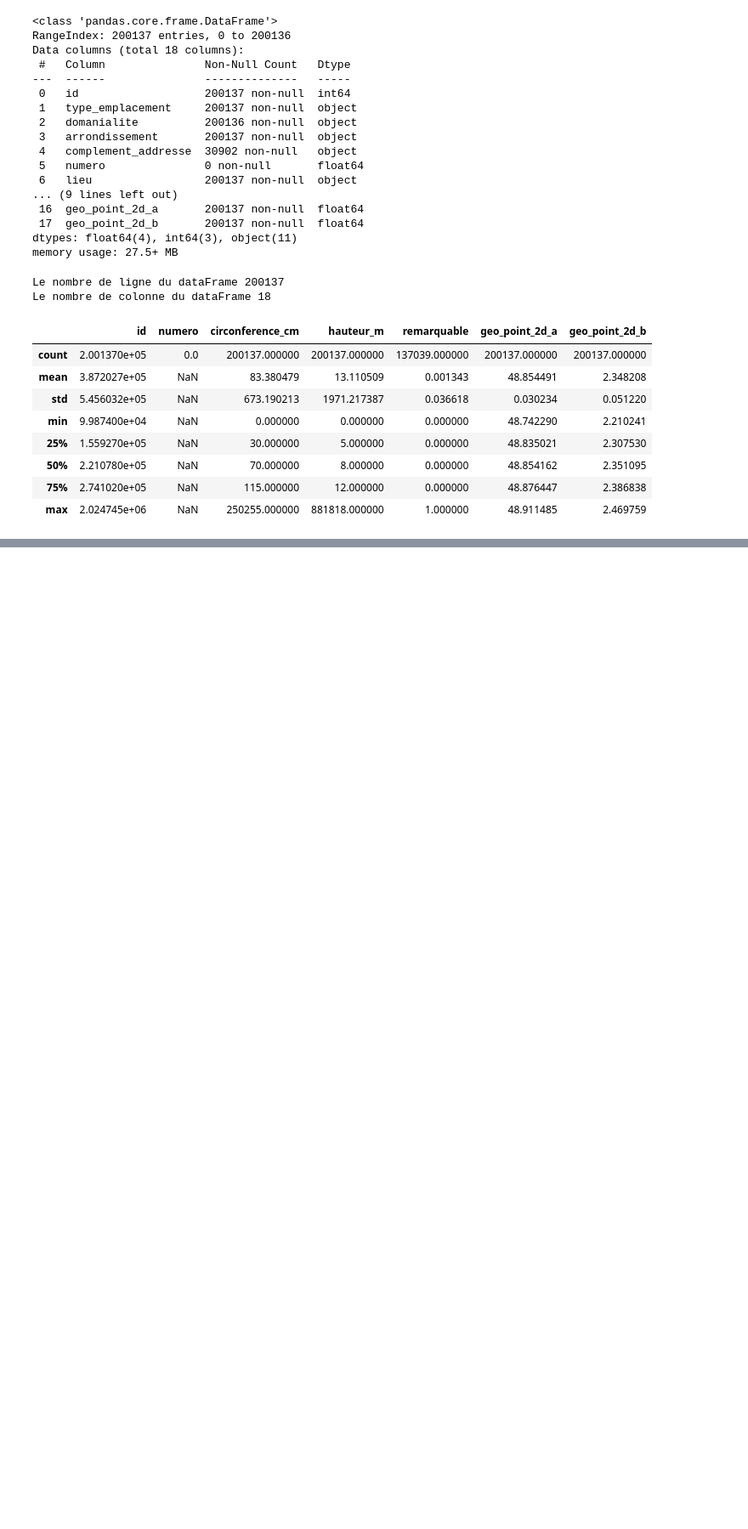
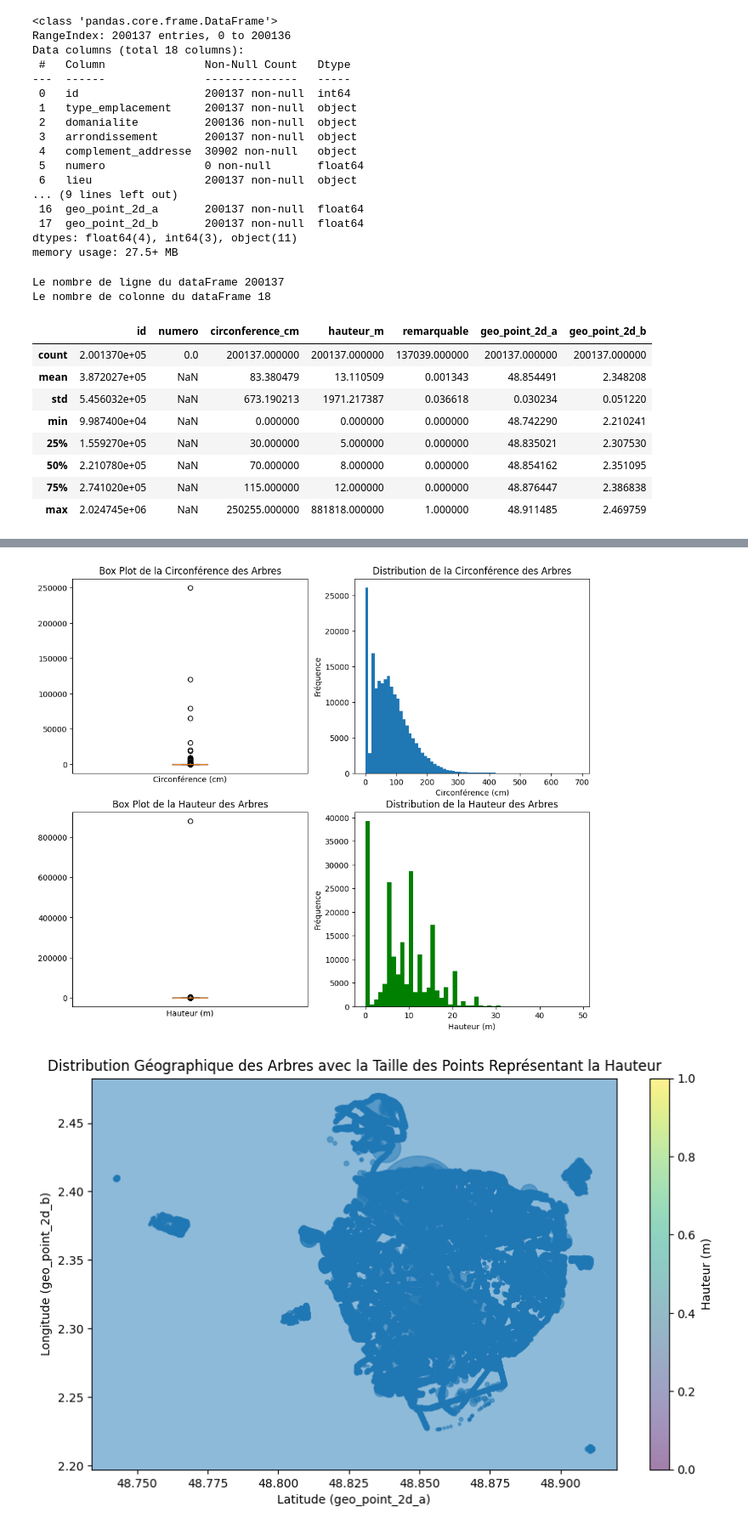
Before and after one commit to Belin27000/P2SmartCity, a Jupyter notebook: P2Tree.ipynb, the cells around one changed output, grey strips where cells are left out. Shown: that part at 85% size. Drawn from its saved outputs; the diff is of its cells as text; code cells hidden in the pictures; blank space fills up the shorter version.

```diff
--- a/P2Tree.ipynb
+++ b/P2Tree.ipynb
@@ -65,0 +117,43 @@ Matplotlib is building the font cache; this may take a moment.
+# %%
+def create_graphics(data):
+    plt.figure(figsize=(12,10))
+
+    # Box plot pour circonference_cm
+    plt.subplot(2,2,1)
+    plt.boxplot(data['circonference_cm'])
+    plt.title('Box Plot de la Circonférence des Arbres')
+    plt.xlabel('Circonférence (cm)')
+    plt.xticks([])
+
+    # Histogramme avec courbe de densité pour circonference_cm
+    plt.subplot(2,2,2)
+    plt.hist(data['circonference_cm'], bins=range(0,700,10))
+    plt.title('Distribution de la Circonférence des Arbres')
+    plt.xlabel('Circonférence (cm)')
+    plt.ylabel('Fréquence')
+
+    # Box plot pour la hauteur_m
+    plt.subplot(2,2,3)
+    plt.boxplot(data['hauteur_m'])
+    plt.title('Box Plot de la Hauteur des Arbres')
+    plt.xlabel('Hauteur (m)')
+    plt.xticks([])
+
+    # Histogramme avec courbe de densité pour hauteur_m
+    plt.subplot(2,2,4)
+    plt.hist(data['hauteur_m'], bins =range(0,50,1), color='green')
+    plt.title('Distribution de la Hauteur des Arbres')
+    plt.xlabel('Hauteur (m)')
+    plt.ylabel('Fréquence')
+
+    plt.figure(figsize=(10,6))
+    plt.scatter(data['geo_point_2d_a'],data['geo_point_2d_b'], s=data['hauteur_m'], alpha=0.5)
+    plt.title('Distribution Géographique des Arbres avec la Taille des Points Représentant la Hauteur')
+    plt.xlabel('Latitude (geo_point_2d_a)')
+    plt.ylabel('Longitude (geo_point_2d_b)')
+    plt.colorbar(label='Hauteur (m)')
+
+create_graphics(data)
+# %% [output]
+[figure, added]
+[figure, added]
```
Also changed, not shown: parts of 10 cells of this notebook.
